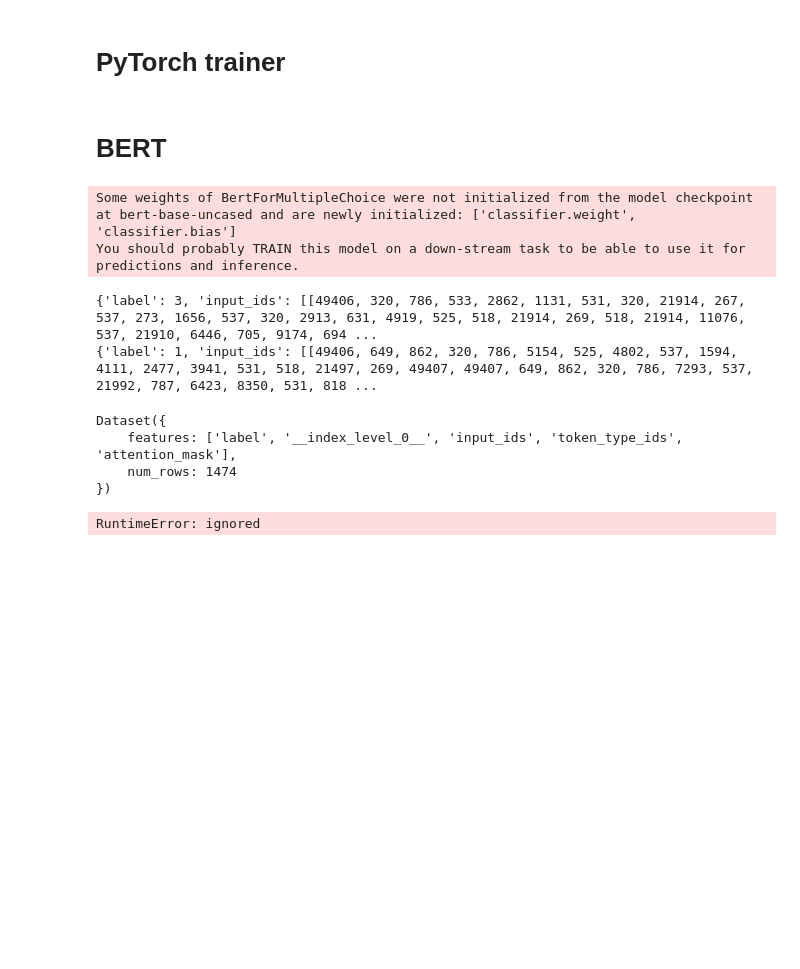
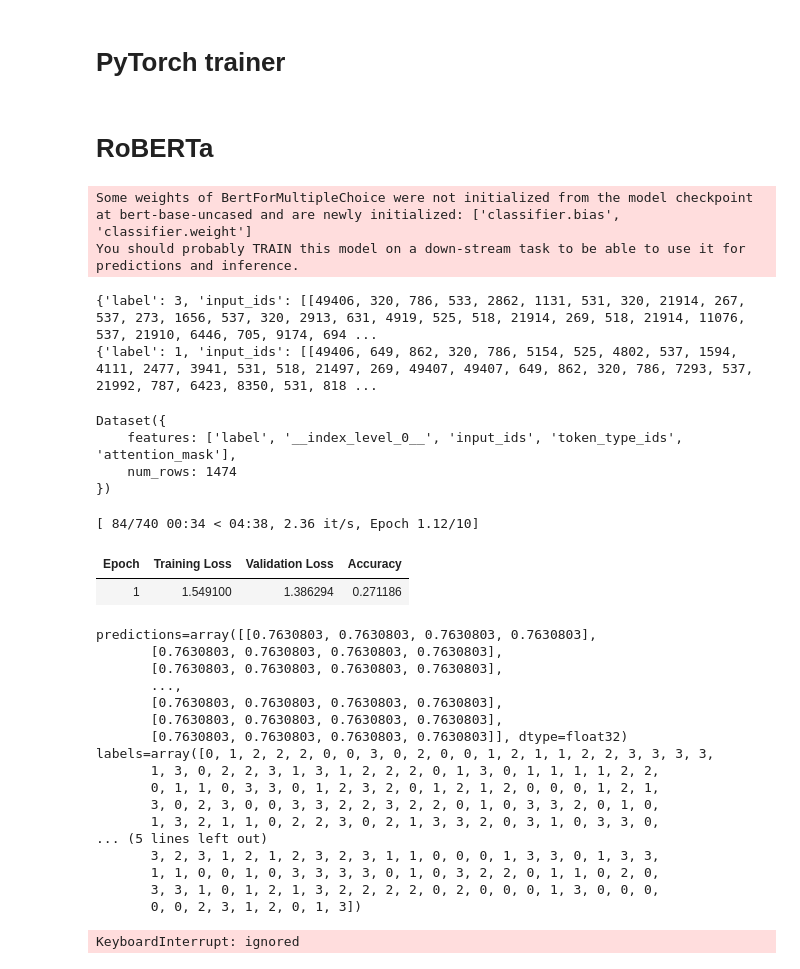
Before and after one commit to deep-learning-mit/staging, a Jupyter notebook: dev/scripts/model.ipynb, the cells around one changed output. Drawn from its saved outputs; the diff is of its cells as text; code cells hidden in the pictures; blank space fills up the shorter version.

Commit message:
using roberta

```diff
--- a/dev/scripts/model.ipynb
+++ b/dev/scripts/model.ipynb
@@ -203,13 +203,13 @@ num_epochs = 10
 # %% [markdown]
 # Text processing
 # %%
-# processor = FlavaProcessor.from_pretrained("facebook/flava-full")
-# tokenizer = AutoTokenizer.from_pretrained('facebook/flava-full')
+processor = FlavaProcessor.from_pretrained("facebook/flava-full")
+tokenizer = AutoTokenizer.from_pretrained('facebook/flava-full')
 
-processor = CLIPProcessor.from_pretrained("openai/clip-vit-base-patch32")
-tokenizer = CLIPTokenizer.from_pretrained("openai/clip-vit-base-patch32")
+# processor = CLIPProcessor.from_pretrained("openai/clip-vit-base-patch32")
+# tokenizer = CLIPTokenizer.from_pretrained("openai/clip-vit-base-patch32")
 
-bert_tokenizer = AutoTokenizer.from_pretrained('bert-base-uncased')
+# roberta_tokenizer = AutoTokenizer.from_pretrained('roberta-base-uncased')
 # %%
 # generate encoded ds from jsonl
 
@@ -238,7 +238,8 @@ def preprocess_data(batch): # garbage testing preprocessing
                          images=None,
                          return_tensors='pt',
                          truncation=True,
-                         max_length=77,
+                        #  max_length=77,
+                         max_length=128,
                          padding='max_length',)
     ret = {k: [v[i : i + 4] for i in range(0, len(v), 4)] for k, v in encoding.items()}
     # if 'label' in batch:
@@ -266,7 +267,7 @@ def preprocess_data_bert(batch): # garbage testing preprocessing
     first_sentences = sum(first_sentences, [])
     second_sentences = sum(second_sentences, [])
 
-    encoding = bert_tokenizer(first_sentences,
+    encoding = robertabert_tokenizer(first_sentences,
                               second_sentences,
                          return_tensors='pt',
                          truncation=True,
@@ -676,11 +701,11 @@ eval_out
 #         opt.step()
 #         print(loss)
 # %% [markdown]
-# BERT
+# RoBERTa
 # %%
-bert_model = AutoModelForMultipleChoice.from_pretrained('bert-base-uncased')
+roberta_model = AutoModelForMultipleChoice.from_pretrained('roberta-base-uncased')
 # %% [output]
-Some weights of BertForMultipleChoice were not initialized from the model checkpoint at bert-base-uncased and are newly initialized: ['classifier.weight', 'classifier.bias']
+Some weights of BertForMultipleChoice were not initialized from the model checkpoint at bert-base-uncased and are newly initialized: ['classifier.bias', 'classifier.weight']
 You should probably TRAIN this model on a down-stream task to be able to use it for predictions and inference.
 # %%
 examples = train_ds.select(range(4))
@@ -701,7 +726,7 @@ print(examples[1])
 # testing bert, found no fine-tuning necessary
 
 bert_train_ds = data_util.jsonl2ds('../data/jsonl/sampled_hellaswag_train.jsonl')
-bert_train_ds = bert_train_ds.map(preprocess_data_bert, batched=True,
+bert_train_ds = bert_train_ds.map(preprocess_data, batched=True,
                         remove_columns=['ind', 'activity_label', 'ctx_a', 'ctx_b', 'ctx', 'split', 'split_type', 'endings', 'source_id'])
 # bert_train_ds = bert_train_ds.remove_columns(['labels', 'label'])
 
@@ -710,10 +735,10 @@ print(bert_train_ds)
 split_ds = bert_train_ds.train_test_split(test_size=0.2)
 bert_train_ds, bert_val_ds = split_ds['train'], split_ds['test']
 
-bert_trainer = Trainer(model=bert_model,
+roberta_trainer = Trainer(model=bert_model,
                        args=training_args,
-                       train_dataset=train_ds,
-                       eval_dataset=val_ds,
+                       train_dataset=bert_train_ds,
+                       eval_dataset=bert_val_ds,
                        compute_metrics=compute_metrics
                        )
 # %% [output]
@@ -721,6 +746,27 @@ Dataset({
     features: ['label', '__index_level_0__', 'input_ids', 'token_type_ids', 'attention_mask'],
     num_rows: 1474
 })
-RuntimeError: ignored
 # %%
-bert_trainer.train()
+roberta_trainer.train()
+# %% [output]
+[ 84/740 00:34 < 04:38, 2.36 it/s, Epoch 1.12/10]
+| Epoch | Training Loss | Validation Loss | Accuracy |
+| 1 | 1.549100 | 1.386294 | 0.271186 |
+predictions=array([[0.7630803, 0.7630803, 0.7630803, 0.7630803],
+       [0.7630803, 0.7630803, 0.7630803, 0.7630803],
+       [0.7630803, 0.7630803, 0.7630803, 0.7630803],
+       ...,
+       [0.7630803, 0.7630803, 0.7630803, 0.7630803],
+       [0.7630803, 0.7630803, 0.7630803, 0.7630803],
+       [0.7630803, 0.7630803, 0.7630803, 0.7630803]], dtype=float32)
+labels=array([0, 1, 2, 2, 2, 0, 0, 3, 0, 2, 0, 0, 1, 2, 1, 1, 2, 2, 3, 3, 3, 3,
+       1, 3, 0, 2, 2, 3, 1, 3, 1, 2, 2, 2, 0, 1, 3, 0, 1, 1, 1, 1, 2, 2,
+       0, 1, 1, 0, 3, 3, 0, 1, 2, 3, 2, 0, 1, 2, 1, 2, 0, 0, 0, 1, 2, 1,
+       3, 0, 2, 3, 0, 0, 3, 3, 2, 2, 3, 2, 2, 0, 1, 0, 3, 3, 2, 0, 1, 0,
+       1, 3, 2, 1, 1, 0, 2, 2, 3, 0, 2, 1, 3, 3, 2, 0, 3, 1, 0, 3, 3, 0,
+... (5 lines left out)
+       3, 2, 3, 1, 2, 1, 2, 3, 2, 3, 1, 1, 0, 0, 0, 1, 3, 3, 0, 1, 3, 3,
+       1, 1, 0, 0, 1, 0, 3, 3, 3, 3, 0, 1, 0, 3, 2, 2, 0, 1, 1, 0, 2, 0,
+       3, 3, 1, 0, 1, 2, 1, 3, 2, 2, 2, 2, 0, 2, 0, 0, 0, 1, 3, 0, 0, 0,
+       0, 0, 2, 3, 1, 2, 0, 1, 3])
+KeyboardInterrupt: ignored
```
Also changed, not shown: parts of 4 cells of this notebook.
